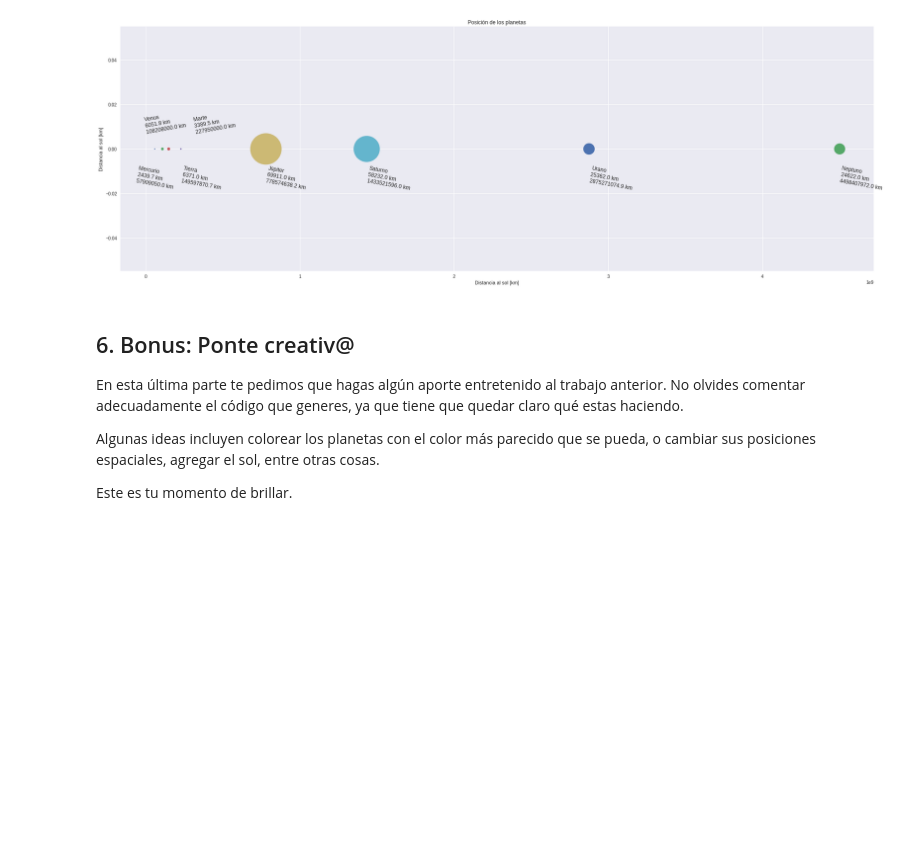
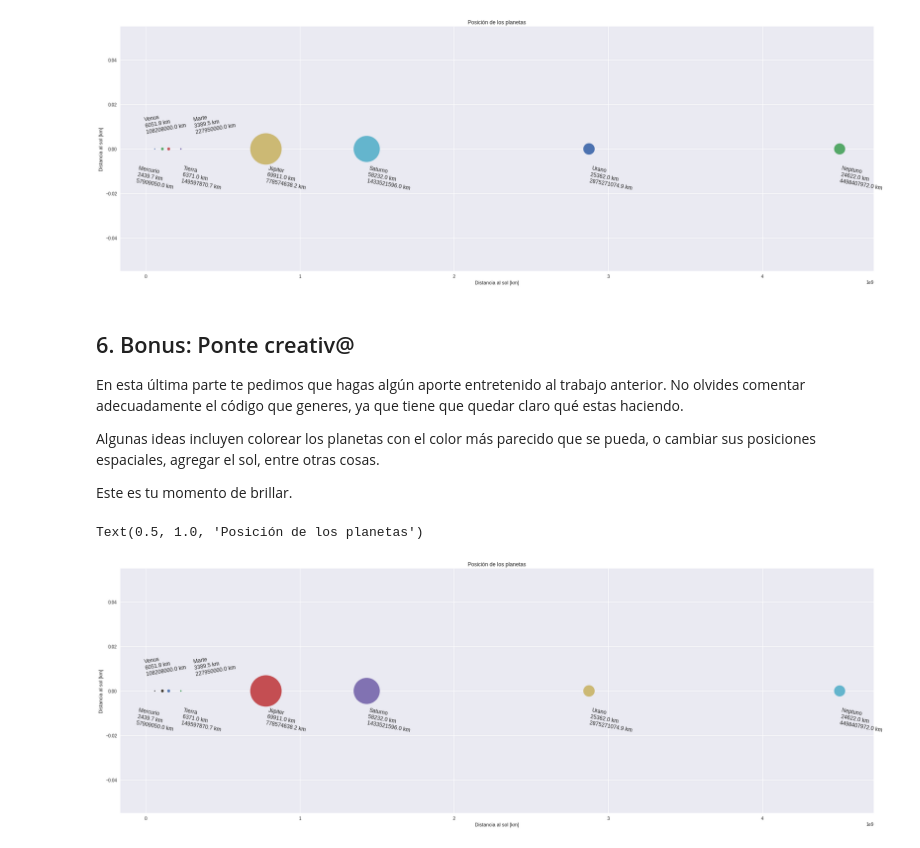
Before and after one commit to dvnielxy/minitarea1, a Jupyter notebook: minitarea1.ipynb, the cells around one changed output. Cells and saved outputs as stored; diff of their text form; code cells hidden in the pictures; blank space fills up the shorter version.

```diff
--- a/minitarea1.ipynb
+++ b/minitarea1.ipynb
@@ -195,3 +170,32 @@ Algunas ideas incluyen colorear los planetas con el color más parecido que se p
 
 
 Este es tu momento de brillar.
+# %%
+fig2 = plt.figure(figsize=(30,10))
+
+#for planeta in dict_planetas:
+#  plt.plot(dict_planetas[planeta].distancia, 0, 'o', markersize = dict_planetas[planeta].radio/1000)
+plt.plot(dict_planetas["Mercurio"].distancia, 0, 'o', markersize = dict_planetas["Mercurio"].radio/1000, color = (0.171, 0.171, 0.171))
+plt.plot(dict_planetas["Venus"].distancia, 0, 'o', markersize = dict_planetas["Venus"].radio/1000, color = (0.215, 0.194, 0.147))
+plt.plot(dict_planetas["Tierra"].distancia, 0, 'o', markersize = dict_planetas["Tierra"].radio/1000)
+plt.plot(dict_planetas["Marte"].distancia, 0, 'o', markersize = dict_planetas["Marte"].radio/1000)
+plt.plot(dict_planetas["Júpiter"].distancia, 0, 'o', markersize = dict_planetas["Júpiter"].radio/1000)
+plt.plot(dict_planetas["Saturno"].distancia, 0, 'o', markersize = dict_planetas["Saturno"].radio/1000)
+plt.plot(dict_planetas["Urano"].distancia, 0, 'o', markersize = dict_planetas["Urano"].radio/1000)
+plt.plot(dict_planetas["Neptuno"].distancia, 0, 'o', markersize = dict_planetas["Neptuno"].radio/1000)
+
+plt.text(dict_planetas["Mercurio"].distancia-120000000, -0.015, dict_planetas["Mercurio"].info(), rotation = -10, size = 12)
+plt.text(dict_planetas["Venus"].distancia-120000000, 0.010, dict_planetas["Venus"].info(), rotation = 10, size = 12)
+plt.text(dict_planetas["Tierra"].distancia+80000000, -0.015, dict_planetas["Tierra"].info(), rotation = -10, size = 12)
+plt.text(dict_planetas["Marte"].distancia+80000000, 0.010, dict_planetas["Marte"].info(), rotation = 10, size = 12)
+plt.text(dict_planetas["Júpiter"].distancia, -0.015, dict_planetas["Júpiter"].info(), rotation = -10, size = 12)
+plt.text(dict_planetas["Saturno"].distancia, -0.015, dict_planetas["Saturno"].info(), rotation = -10, size = 12)
+plt.text(dict_planetas["Urano"].distancia, -0.015, dict_planetas["Urano"].info(), rotation = -10, size = 12)
+plt.text(dict_planetas["Neptuno"].distancia, -0.015, dict_planetas["Neptuno"].info(), rotation = -10, size = 12)
+
+plt.xlabel("Distancia al sol [km]")
+plt.ylabel("Distancia al sol [km]")
+plt.title("Posición de los planetas")
+# %% [output]
+Text(0.5, 1.0, 'Posición de los planetas')
+[figure, added]
```
Also changed, not shown: parts of 4 cells of this notebook.
